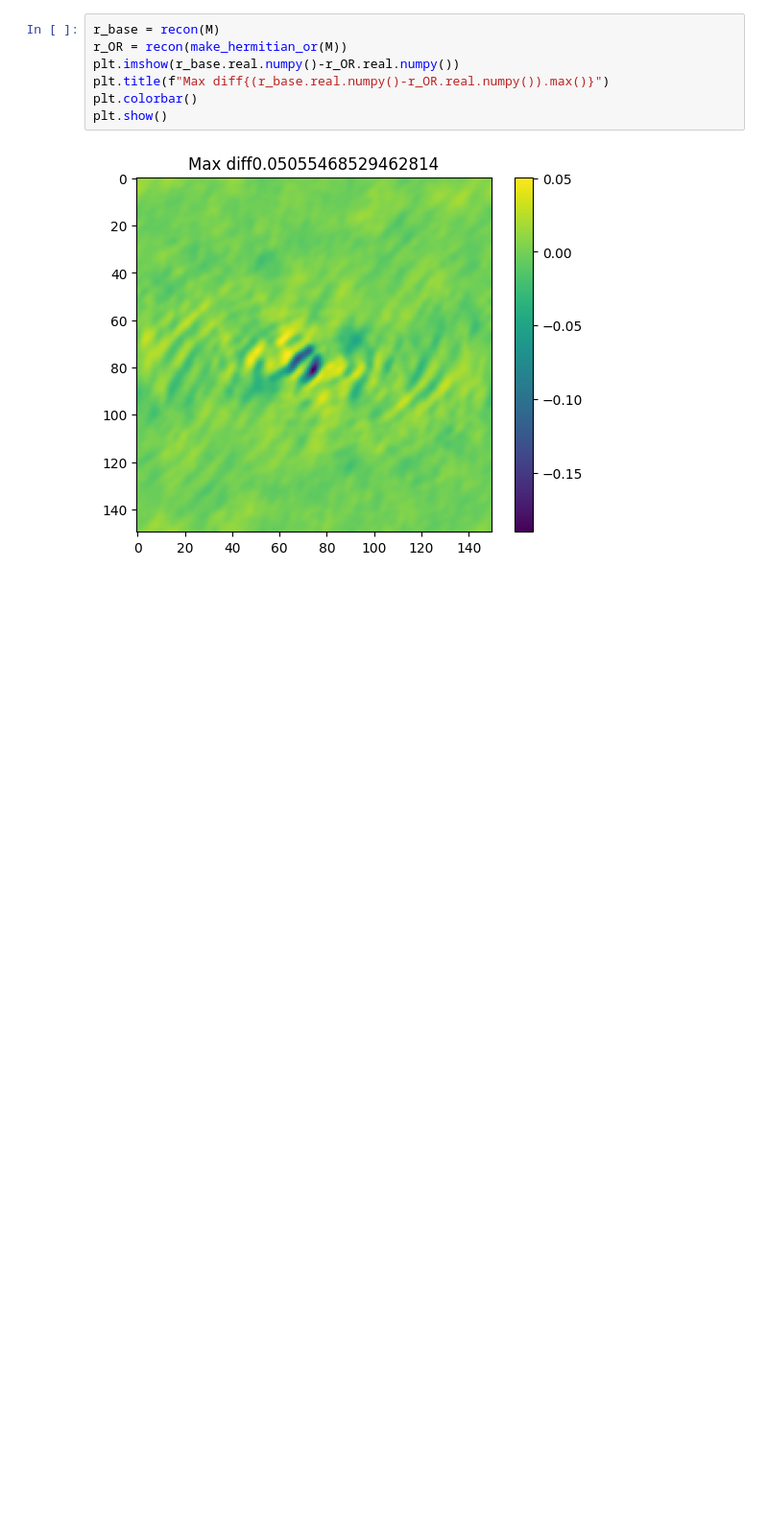
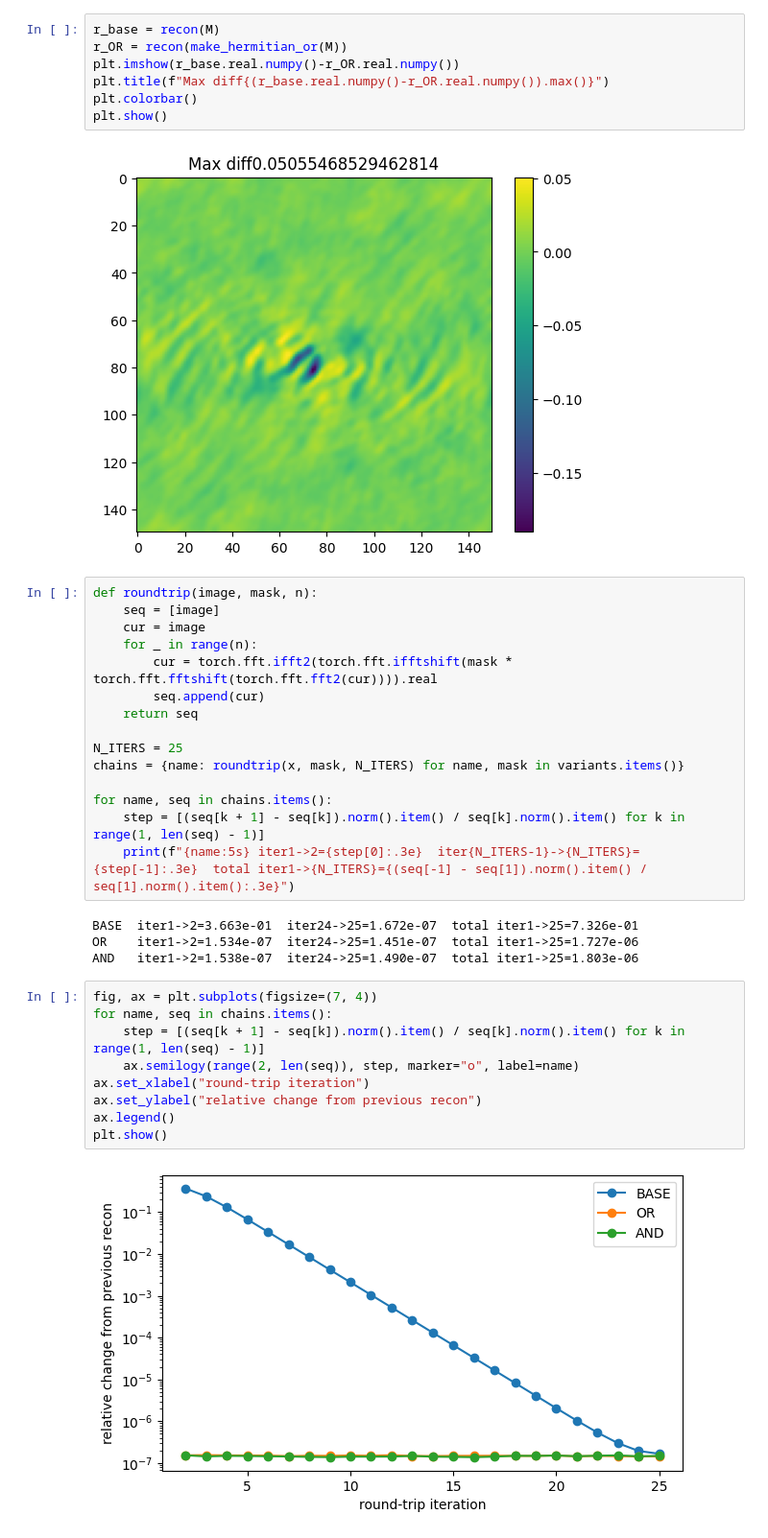
Before and after one commit to epfl-radio-astro/diffusionRI, a Jupyter notebook: hermitian_count.ipynb, the cells around one changed output. Shown at 96% size. Cells and saved outputs as stored; diff of their text form; blank space fills up the shorter version.

```diff
--- a/hermitian_count.ipynb
+++ b/hermitian_count.ipynb
@@ -76,3 +76,33 @@ plt.colorbar()
 plt.show()
 # %% [output]
 [figure]
+# %%
+def roundtrip(image, mask, n):
+    seq = [image]
+    cur = image
+    for _ in range(n):
+        cur = torch.fft.ifft2(torch.fft.ifftshift(mask * torch.fft.fftshift(torch.fft.fft2(cur)))).real
+        seq.append(cur)
+    return seq
+
+N_ITERS = 25
+chains = {name: roundtrip(x, mask, N_ITERS) for name, mask in variants.items()}
+
+for name, seq in chains.items():
+    step = [(seq[k + 1] - seq[k]).norm().item() / seq[k].norm().item() for k in range(1, len(seq) - 1)]
+    print(f"{name:5s} iter1->2={step[0]:.3e}  iter{N_ITERS-1}->{N_ITERS}={step[-1]:.3e}  total iter1->{N_ITERS}={(seq[-1] - seq[1]).norm().item() / seq[1].norm().item():.3e}")
+# %% [output]
+BASE  iter1->2=3.663e-01  iter24->25=1.672e-07  total iter1->25=7.326e-01
+OR    iter1->2=1.534e-07  iter24->25=1.451e-07  total iter1->25=1.727e-06
+AND   iter1->2=1.538e-07  iter24->25=1.490e-07  total iter1->25=1.803e-06
+# %%
+fig, ax = plt.subplots(figsize=(7, 4))
+for name, seq in chains.items():
+    step = [(seq[k + 1] - seq[k]).norm().item() / seq[k].norm().item() for k in range(1, len(seq) - 1)]
+    ax.semilogy(range(2, len(seq)), step, marker="o", label=name)
+ax.set_xlabel("round-trip iteration")
+ax.set_ylabel("relative change from previous recon")
+ax.legend()
+plt.show()
+# %% [output]
+[figure, added]
```
Also changed, not shown: parts of 1 cell of this notebook.
